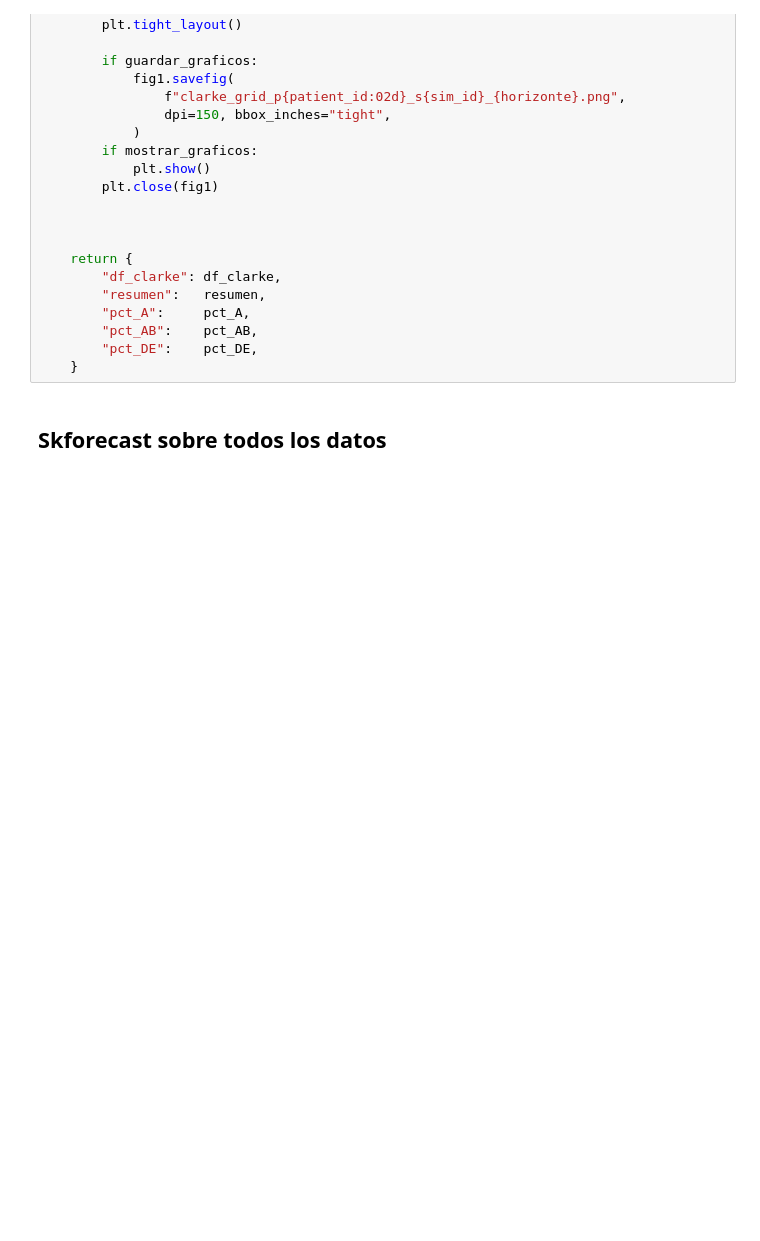
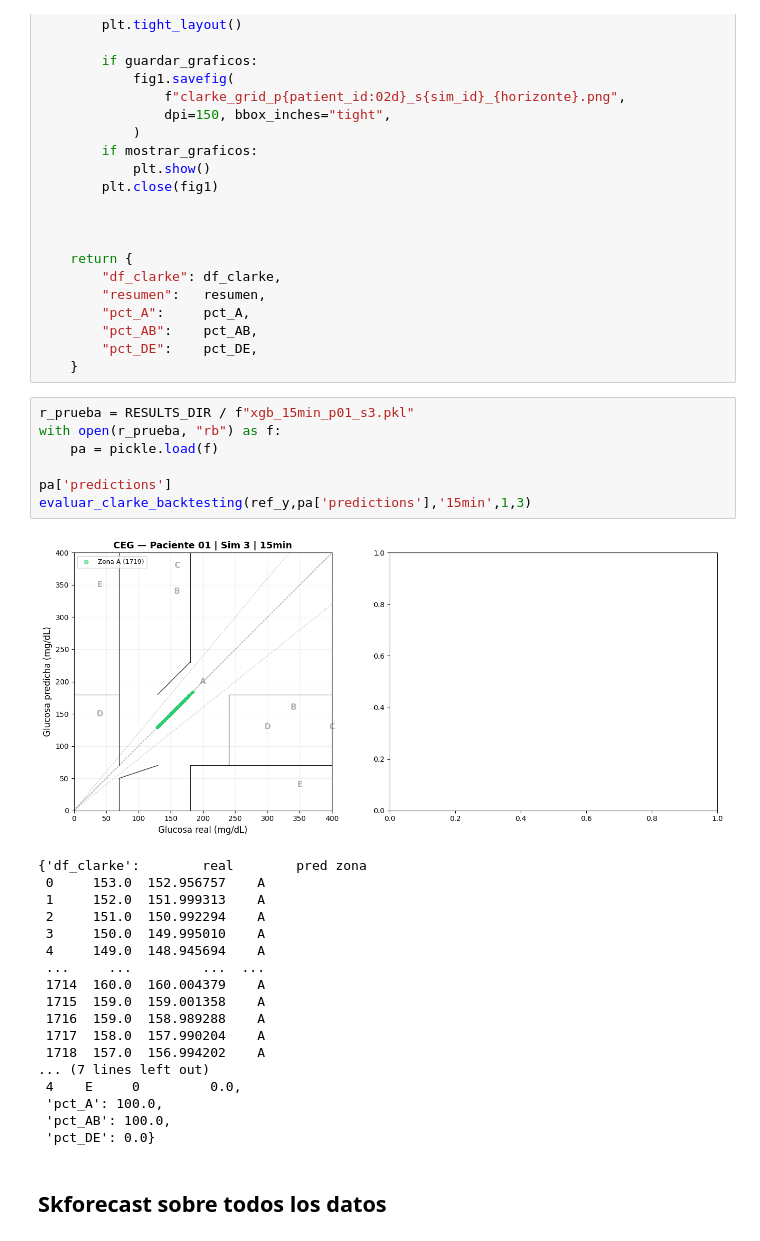
Before and after one commit to WillyFtAb/TFG-GIS-Predictor-glucosa, a Jupyter notebook: Pruebas/estadisticas.ipynb, the cells around one changed output. Drawn from its saved outputs; the diff is of its cells as text; blank space fills up the shorter version.

```diff
--- a/Pruebas/estadisticas.ipynb
+++ b/Pruebas/estadisticas.ipynb
@@ -687,6 +687,32 @@ def evaluar_clarke_backtesting(
         "pct_AB":    pct_AB,
         "pct_DE":    pct_DE,
     }
+# %%
+r_prueba = RESULTS_DIR / f"xgb_15min_p01_s3.pkl"
+with open(r_prueba, "rb") as f:
+    pa = pickle.load(f)
+
+pa['predictions']
+evaluar_clarke_backtesting(ref_y,pa['predictions'],'15min',1,3)
+# %% [output]
+[figure, added]
+{'df_clarke':        real        pred zona
+ 0     153.0  152.956757    A
+ 1     152.0  151.999313    A
+ 2     151.0  150.992294    A
+ 3     150.0  149.995010    A
+ 4     149.0  148.945694    A
+ ...     ...         ...  ...
+ 1714  160.0  160.004379    A
+ 1715  159.0  159.001358    A
+ 1716  159.0  158.989288    A
+ 1717  158.0  157.990204    A
+ 1718  157.0  156.994202    A
+... (7 lines left out)
+ 4    E     0         0.0,
+ 'pct_A': 100.0,
+ 'pct_AB': 100.0,
+ 'pct_DE': 0.0}
 # %% [markdown]
 ## Skforecast sobre todos los datos
 # %%
```
Also changed, not shown: parts of 3 cells of this notebook.
